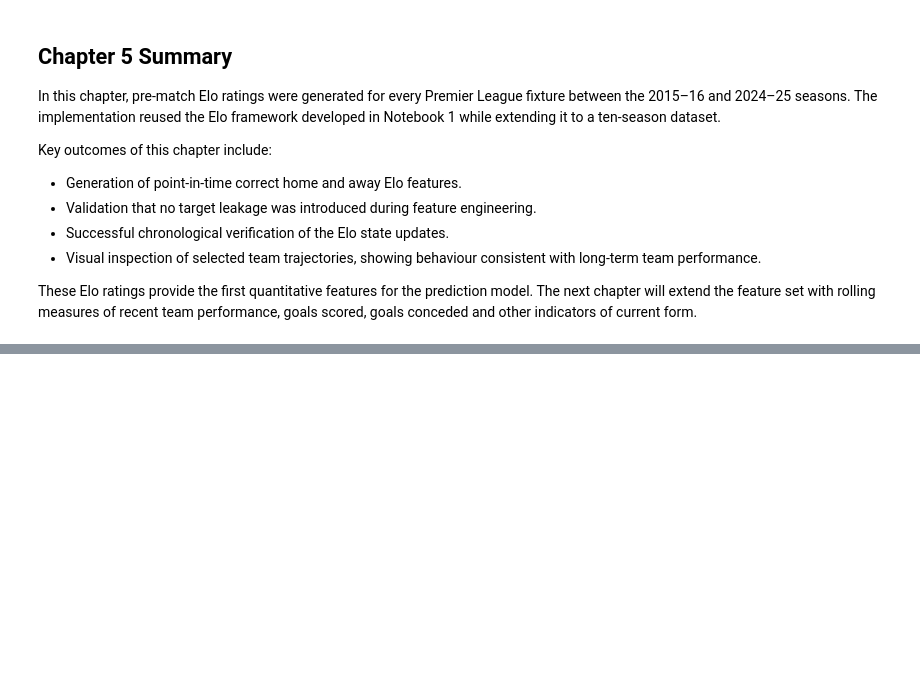
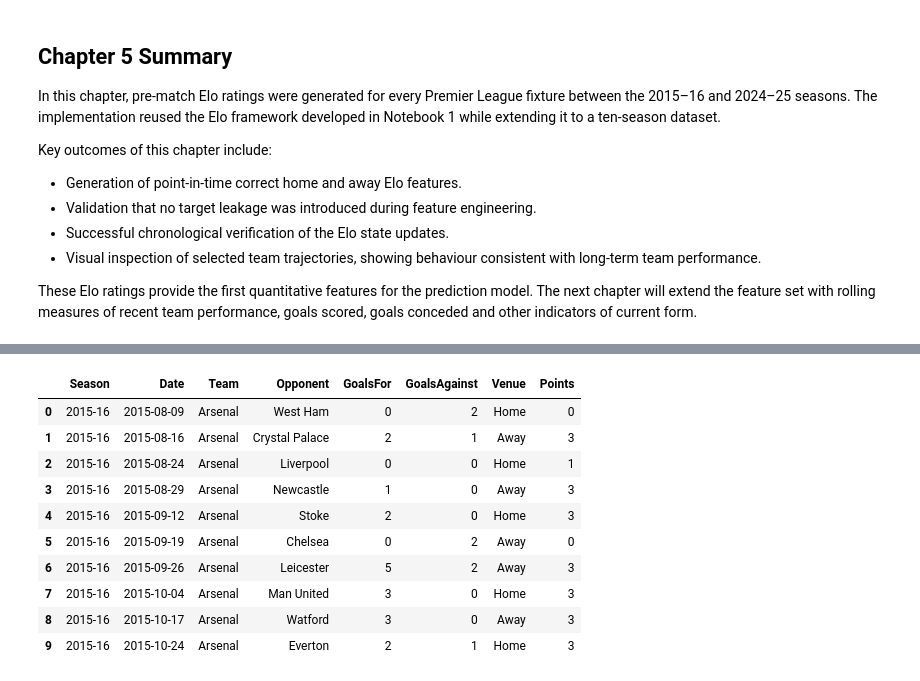
Before and after one commit to kieranforkan/premier-league-probability-engine, a Jupyter notebook: notebooks/02_feature_engineering.ipynb, the cells around one changed output, grey strips where cells are left out. Saved outputs shown, nothing was run; the diff lists cells and outputs as text; code cells hidden in the pictures; blank space fills up the shorter version.

Commit message:
Add and validate five-match rolling points features

```diff
--- a/notebooks/02_feature_engineering.ipynb
+++ b/notebooks/02_feature_engineering.ipynb
@@ -904,0 +947,88 @@ These Elo ratings provide the first quantitative features for the prediction mod
+# %%
+# Create the home-team perspective
+home_team_history = matches[
+    [
+        "Season",
+        "Date",
+        "HomeTeam",
+        "AwayTeam",
+        "FTHG",
+        "FTAG",
+    ]
+].copy()
+
+home_team_history = home_team_history.rename(
+    columns={
+        "HomeTeam": "Team",
+        "AwayTeam": "Opponent",
+        "FTHG": "GoalsFor",
+        "FTAG": "GoalsAgainst",
+    }
+)
+
+home_team_history["Venue"] = "Home"
+
+
+# Create the away-team perspective
+away_team_history = matches[
+    [
+        "Season",
+        "Date",
+        "HomeTeam",
+        "AwayTeam",
+        "FTHG",
+        "FTAG",
+    ]
+].copy()
+
+away_team_history = away_team_history.rename(
+    columns={
+        "AwayTeam": "Team",
+        "HomeTeam": "Opponent",
+        "FTAG": "GoalsFor",
+        "FTHG": "GoalsAgainst",
+    }
+)
+
+away_team_history["Venue"] = "Away"
+
+
+# Combine both perspectives
+team_history = pd.concat(
+    [home_team_history, away_team_history],
+    ignore_index=True,
+)
+
+# Convert each result into league points
+team_history["Points"] = np.select(
+    [
+        team_history["GoalsFor"] > team_history["GoalsAgainst"],
+        team_history["GoalsFor"] == team_history["GoalsAgainst"],
+    ],
+    [
+        3,
+        1,
+    ],
+    default=0,
+)
+
+# Restore chronological order for each team
+team_history = (
+    team_history
+    .sort_values(["Team", "Date"])
+    .reset_index(drop=True)
+)
+
+team_history.head(10)
+# %% [output]
+|  | Season | Date | Team | Opponent | GoalsFor | GoalsAgainst | Venue | Points |
+| 0 | 2015-16 | 2015-08-09 | Arsenal | West Ham | 0 | 2 | Home | 0 |
+| 1 | 2015-16 | 2015-08-16 | Arsenal | Crystal Palace | 2 | 1 | Away | 3 |
+| 2 | 2015-16 | 2015-08-24 | Arsenal | Liverpool | 0 | 0 | Home | 1 |
+| 3 | 2015-16 | 2015-08-29 | Arsenal | Newcastle | 1 | 0 | Away | 3 |
+| 4 | 2015-16 | 2015-09-12 | Arsenal | Stoke | 2 | 0 | Home | 3 |
+| 5 | 2015-16 | 2015-09-19 | Arsenal | Chelsea | 0 | 2 | Away | 0 |
+| 6 | 2015-16 | 2015-09-26 | Arsenal | Leicester | 5 | 2 | Away | 3 |
+| 7 | 2015-16 | 2015-10-04 | Arsenal | Man United | 3 | 0 | Home | 3 |
+| 8 | 2015-16 | 2015-10-17 | Arsenal | Watford | 3 | 0 | Away | 3 |
+| 9 | 2015-16 | 2015-10-24 | Arsenal | Everton | 2 | 1 | Home | 3 |
```
Also changed, not shown: parts of 15 cells of this notebook.
